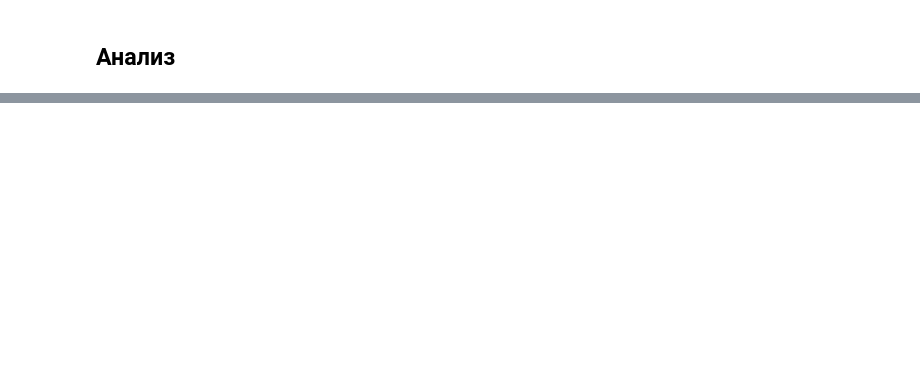
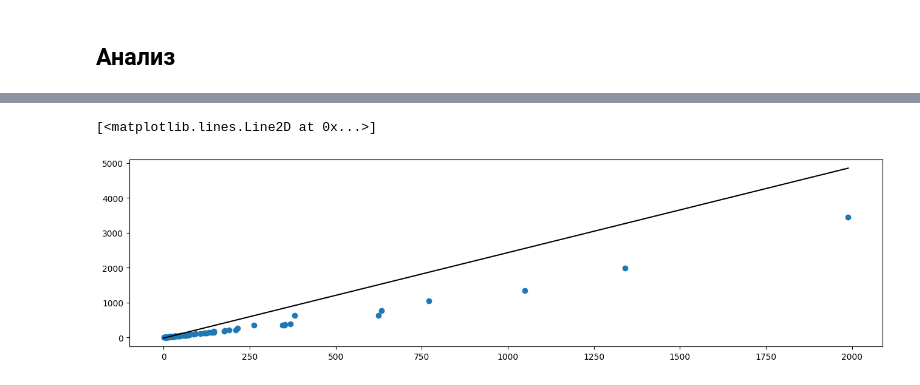
Before and after one commit to AnvarShagvaleev/SearchForNewMethods, a Jupyter notebook: Main.ipynb, the cells around one changed output, grey strips where cells are left out. Saved outputs shown, nothing was run; the diff lists cells and outputs as text; code cells hidden in the pictures; blank space fills up the shorter version.

```diff
--- a/Main.ipynb
+++ b/Main.ipynb
@@ -262,0 +266,8 @@ MakeDendogram(test_data, output2[2])
+# %%
+fig = plt.figure()
+fig.set_size_inches(16, 4)
+plt.scatter(X['x2'], y)
+plt.plot(np.linspace(0,1989, 1000), 2.44583262 * np.linspace(0,1989, 1000) - 16.18561686, color='k')
+# %% [output]
+[<matplotlib.lines.Line2D at 0x...>]
+[figure, added]
```
Also changed, not shown: parts of 38 cells of this notebook, 26 other files.
